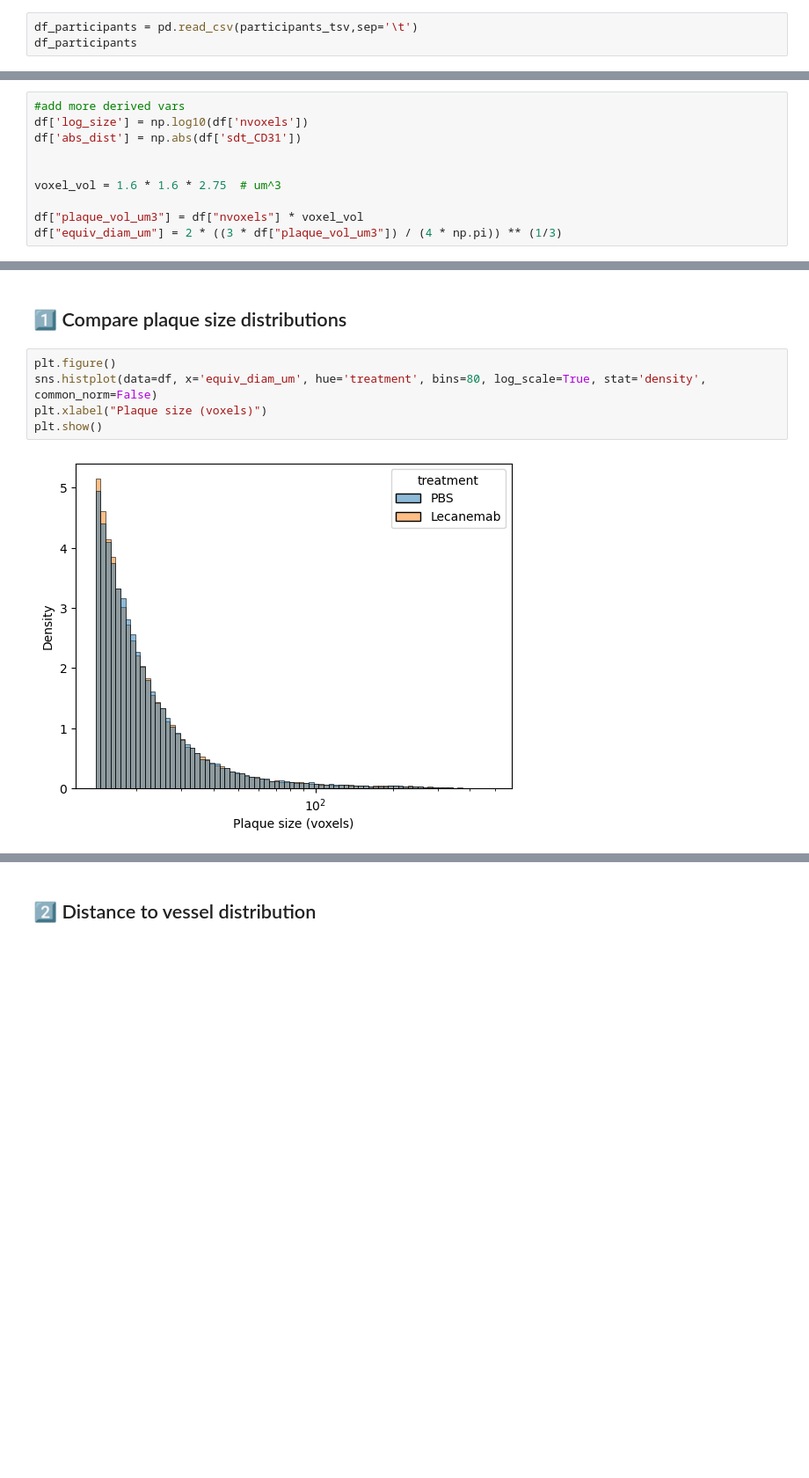
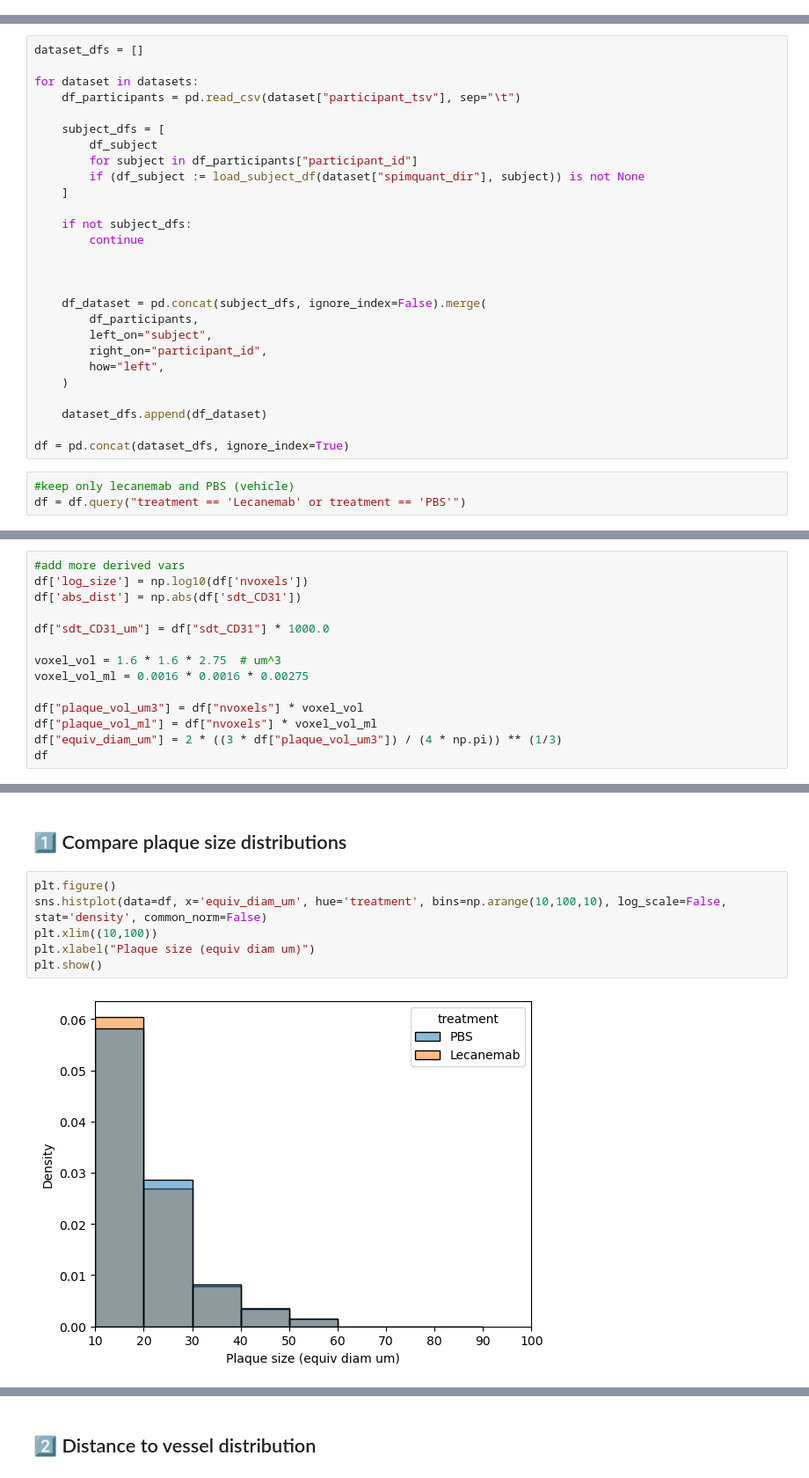
Before and after one commit to akhanf/analyze_spimquant_vessels_plaques, a Jupyter notebook: spimquant_vessels_plaques.ipynb, the cells around one changed output, grey strips where cells are left out. Shown at 88% size. Cells and saved outputs as stored; diff of their text form; blank space fills up the shorter version.

Commit message:
updated plots etc

```diff
--- a/spimquant_vessels_plaques.ipynb
+++ b/spimquant_vessels_plaques.ipynb
@@ -10,3 +18,0 @@ spimquant_dir='/nfs/trident3/lightsheet/prado/mouse_app_lecanemab_batch3/derivat
-# %%
-df_participants = pd.read_csv(participants_tsv,sep='\t')
-df_participants
@@ -62,0 +39,30 @@ df
+# %%
+dataset_dfs = []
+
+for dataset in datasets:
+    df_participants = pd.read_csv(dataset["participant_tsv"], sep="\t")
+
+    subject_dfs = [
+        df_subject
+        for subject in df_participants["participant_id"]
+        if (df_subject := load_subject_df(dataset["spimquant_dir"], subject)) is not None
+    ]
+
+    if not subject_dfs:
+        continue
+
+
+
+    df_dataset = pd.concat(subject_dfs, ignore_index=False).merge(
+        df_participants,
+        left_on="subject",
+        right_on="participant_id",
+        how="left",
+    )
+
+    dataset_dfs.append(df_dataset)
+
+df = pd.concat(dataset_dfs, ignore_index=True)
+# %%
+#keep only lecanemab and PBS (vehicle)
+df = df.query("treatment == 'Lecanemab' or treatment == 'PBS'")
@@ -65,8 +87,12 @@ df
 df['log_size'] = np.log10(df['nvoxels'])
 df['abs_dist'] = np.abs(df['sdt_CD31'])
 
+df["sdt_CD31_um"] = df["sdt_CD31"] * 1000.0
 
 voxel_vol = 1.6 * 1.6 * 2.75  # um^3
+voxel_vol_ml = 0.0016 * 0.0016 * 0.00275
 
 df["plaque_vol_um3"] = df["nvoxels"] * voxel_vol
+df["plaque_vol_ml"] = df["nvoxels"] * voxel_vol_ml
 df["equiv_diam_um"] = 2 * ((3 * df["plaque_vol_um3"]) / (4 * np.pi)) ** (1/3)
+df
@@ -84,11 +413,12 @@ plt.show()
 ## 1️⃣ Compare plaque size distributions
 # %%
 plt.figure()
-sns.histplot(data=df, x='equiv_diam_um', hue='treatment', bins=80, log_scale=True, stat='density', common_norm=False)
-plt.xlabel("Plaque size (voxels)")
+sns.histplot(data=df, x='equiv_diam_um', hue='treatment', bins=np.arange(10,100,10), log_scale=False, stat='density', common_norm=False)
+plt.xlim((10,100))
+plt.xlabel("Plaque size (equiv diam um)")
 plt.show()
 # %% [output]
-[figure, old version]
+[figure, new version]
 # %%
 plt.figure(figsize=(6,4))
 
```
Also changed, not shown: parts of 24 cells of this notebook.
